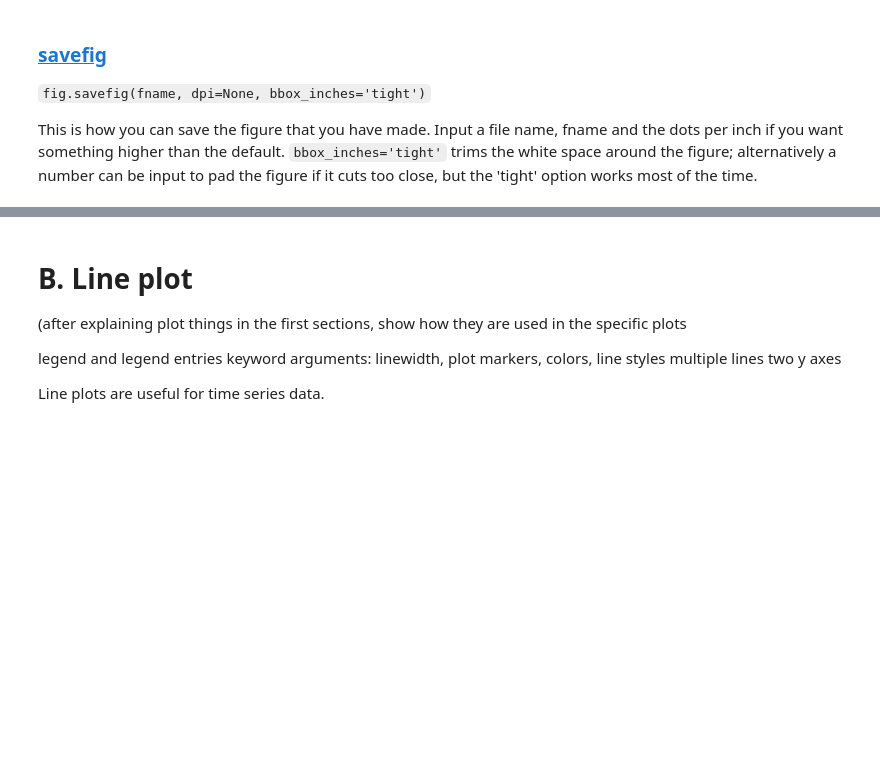
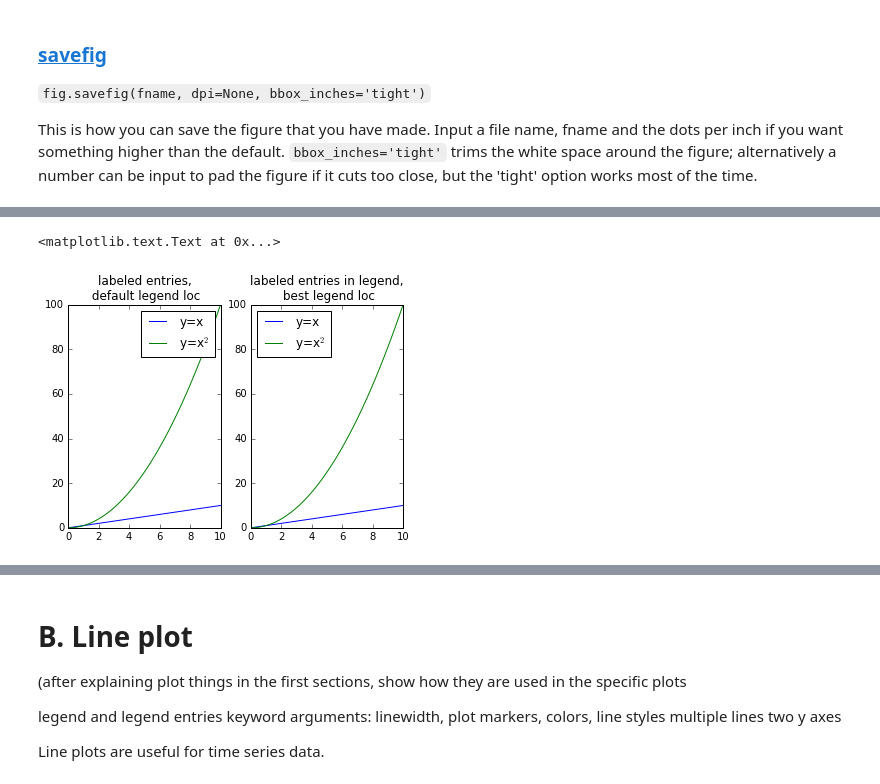
Before and after one commit to hetland/python4geosciences_OLD, a Jupyter notebook: materials/04 matplotlib.ipynb, the cells around one changed output, grey strips where cells are left out. Drawn from its saved outputs; the diff is of its cells as text; code cells hidden in the pictures; blank space fills up the shorter version.

```diff
--- a/materials/04 matplotlib.ipynb
+++ b/materials/04 matplotlib.ipynb
@@ -177,0 +232,21 @@ removing shift for x and y axes
+# %%
+x = np.linspace(0, 10)
+
+fig = plt.figure()
+
+# Using default legend location and labeled plots as they were plotted
+ax1 = fig.add_subplot(121)
+ax1.plot(x, x, label='y=x')
+ax1.plot(x, x**2, label='y=x$^2$')
+ax1.legend()
+ax1.set_title('labeled entries,\n default legend loc')
+
+# Chose "best" location for legend and labeled plots in the legend in order of plotting
+ax2 = fig.add_subplot(122)
+ax2.plot(x, x)
+ax2.plot(x, x**2)
+ax2.legend(('y=x', 'y=x$^2$'), loc=0)
+ax2.set_title('labeled entries in legend,\n best legend loc')
+# %% [output]
+<matplotlib.text.Text at 0x...>
+[figure, added]
```
Also changed, not shown: parts of 13 cells of this notebook.
